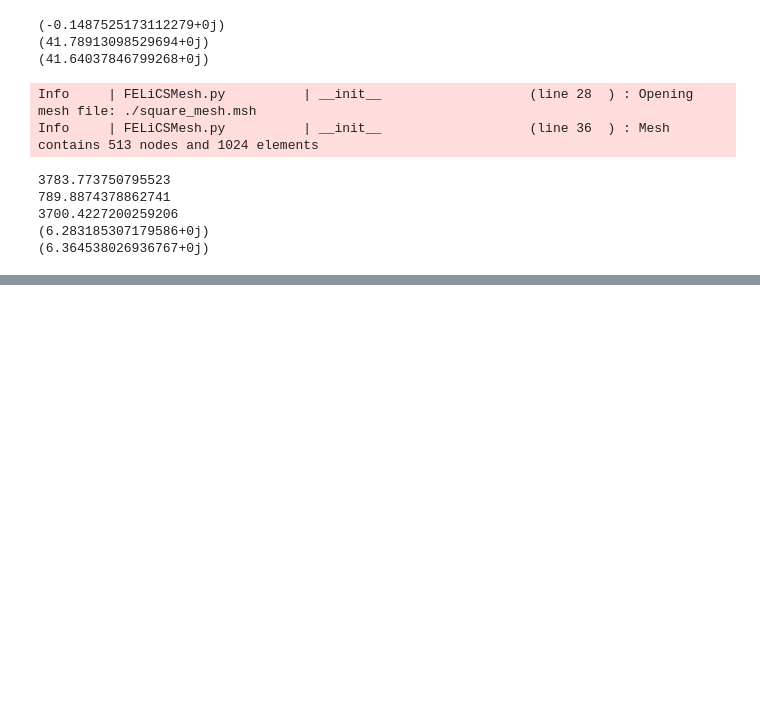
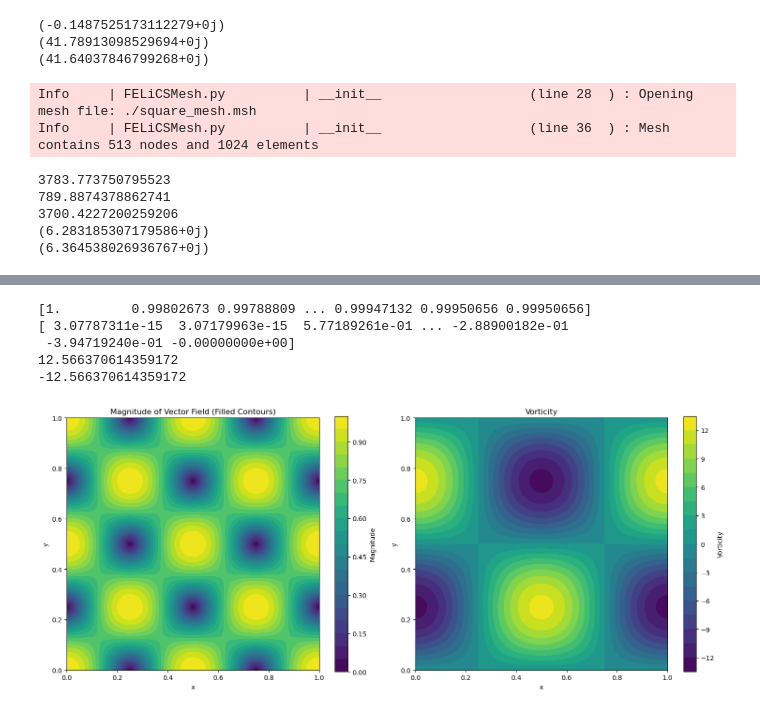
Before and after one commit to arash-mp/FELiCS_FSI, a Jupyter notebook: DOCUMENTATION/How-To-Guides/02_CalculateGradient.ipynb, the cells around one changed output, grey strips where cells are left out. Saved outputs shown, nothing was run; the diff lists cells and outputs as text; code cells hidden in the pictures; blank space fills up the shorter version.

Commit message:
Working on vorticity

```diff
--- a/DOCUMENTATION/How-To-Guides/02_CalculateGradient.ipynb
+++ b/DOCUMENTATION/How-To-Guides/02_CalculateGradient.ipynb
@@ -199,0 +267,49 @@ DOF coordinates shape: (1969, 3)
+# %%
+import matplotlib.pyplot as plt
+import numpy as np
+from matplotlib.tri import Triangulation
+import matplotlib.tri as tri
+
+# Calculate the magnitude of the vector field
+magnitude = np.sqrt(function_values_x**2 + function_values_y**2)
+
+# Extract x and y coordinates from dof_coordinates
+x_coords = dof_coordinates[:, 0]
+y_coords = dof_coordinates[:, 1]
+
+# Create triangulation for irregular grid
+triang = Triangulation(x_coords, y_coords)
+
+# Create the contour plot
+fig, (ax1, ax2) = plt.subplots(1, 2, figsize=(15, 6))
+
+# Plot 1: Filled contour plot
+contour_filled = ax1.tricontourf(triang, magnitude, levels=20, cmap='viridis')
+ax1.set_title('Magnitude of Vector Field (Filled Contours)')
+ax1.set_xlabel('x')
+ax1.set_ylabel('y')
+ax1.set_aspect('equal')
+plt.colorbar(contour_filled, ax=ax1, label='Magnitude')
+
+print(magnitude)
+print(vorticity_values)
+print(np.max(vorticity_values))
+print(np.min(vorticity_values))
+
+# Plot 1: Filled contour plot
+vorticity_filled = ax2.tricontourf(triang, vorticity_values, levels=20, cmap='viridis')
+ax2.set_title('Vorticity')
+ax2.set_xlabel('x')
+ax2.set_ylabel('y')
+ax2.set_aspect('equal')
+plt.colorbar(vorticity_filled, ax=ax2, label='Vorticity')
+
+plt.tight_layout()
+plt.show()
+# %% [output]
+[1.         0.99802673 0.99788809 ... 0.99947132 0.99950656 0.99950656]
+[ 3.07787311e-15  3.07179963e-15  5.77189261e-01 ... -2.88900182e-01
+ -3.94719240e-01 -0.00000000e+00]
+12.566370614359172
+-12.566370614359172
+[figure, added]
```
Also changed, not shown: parts of 3 cells of this notebook, 6 other files.
